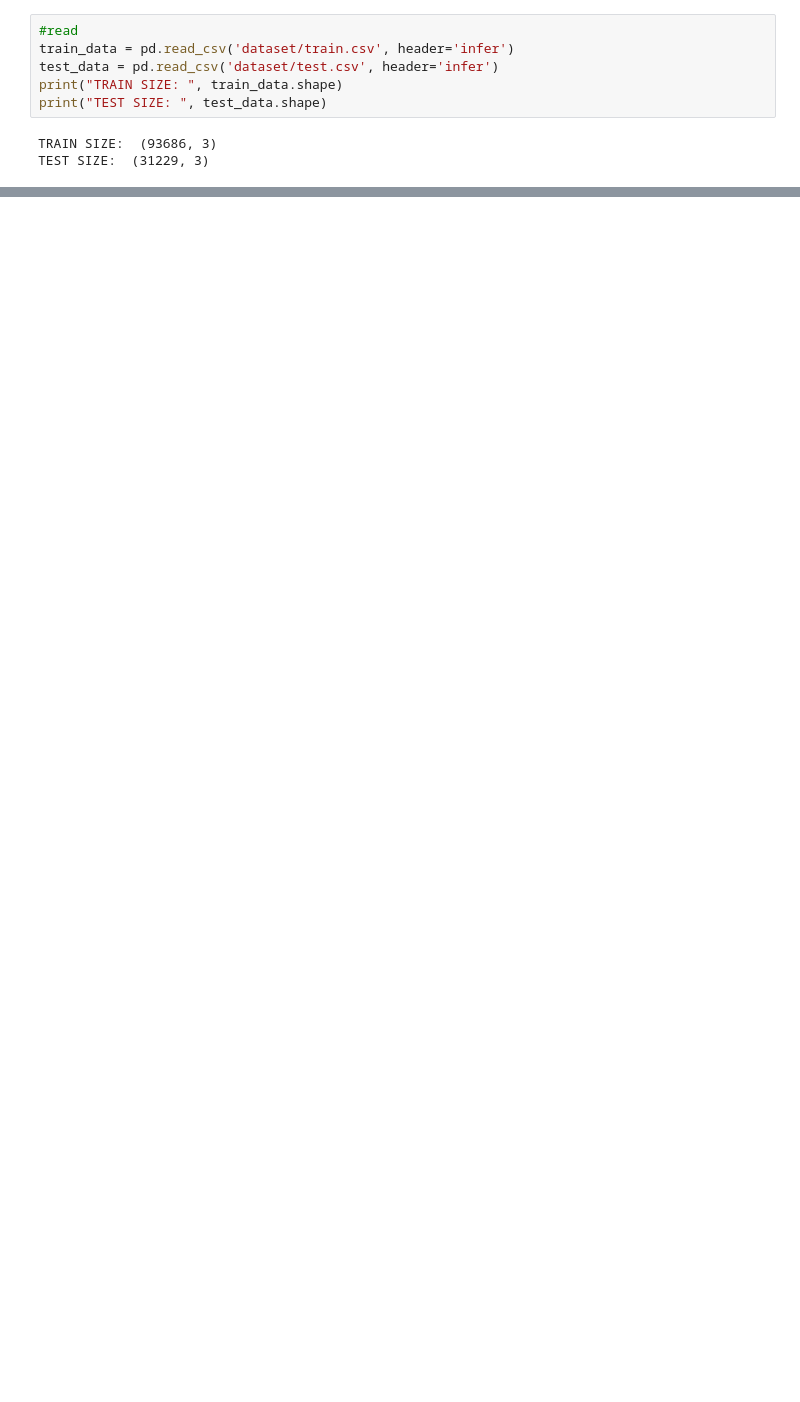
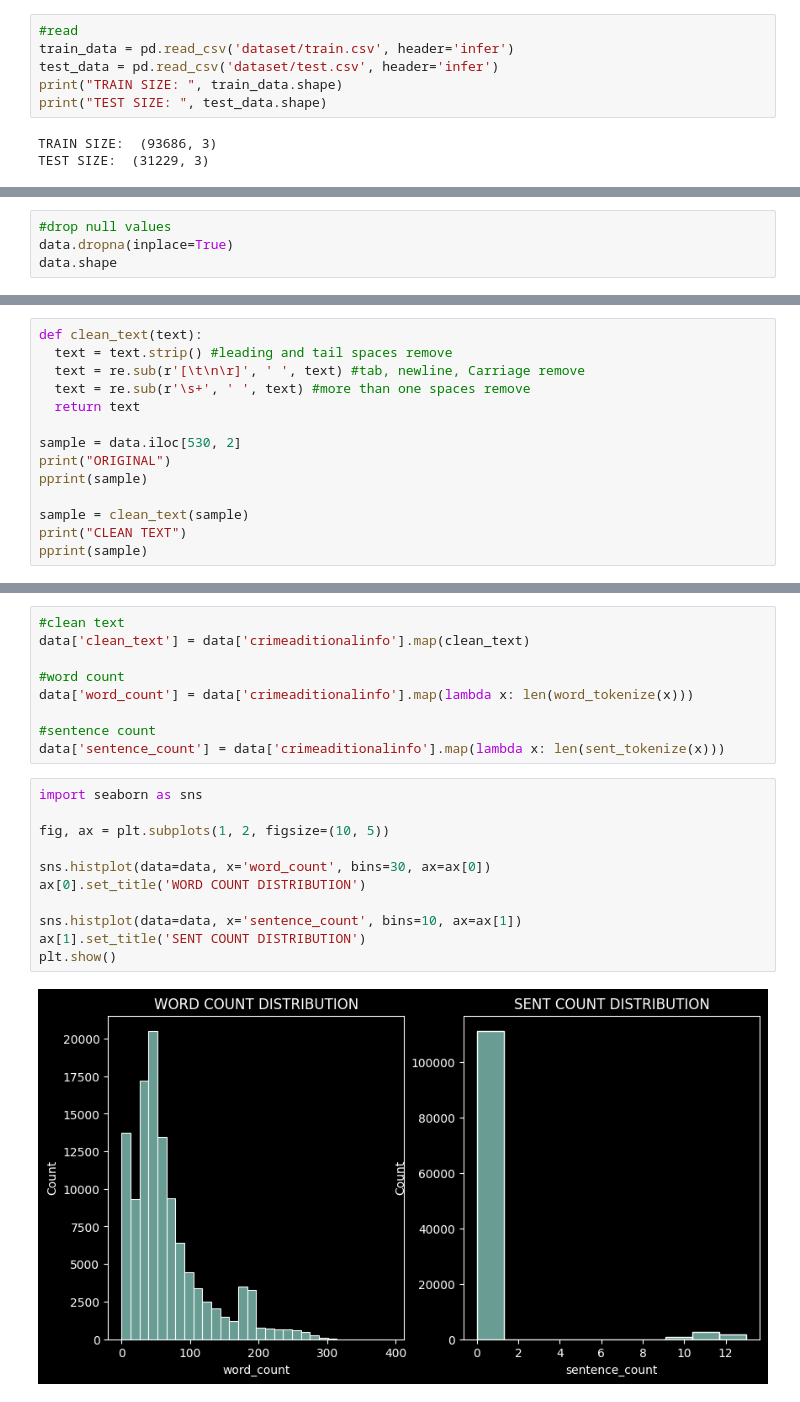
Before and after one commit to BrainsCorp/INDIAai_Hackathon, a Jupyter notebook: INDIAai_EDA.ipynb, the cells around one changed output, grey strips where cells are left out. Cells and saved outputs as stored; diff of their text form; blank space fills up the shorter version.

```diff
--- a/INDIAai_EDA.ipynb
+++ b/INDIAai_EDA.ipynb
@@ -97,0 +207,4 @@ plt.show()
+# %%
+#drop null values
+data.dropna(inplace=True)
+data.shape
@@ -97,0 +213,14 @@ plt.show()
+# %%
+def clean_text(text):
+  text = text.strip() #leading and tail spaces remove
+  text = re.sub(r'[\t\n\r]', ' ', text) #tab, newline, Carriage remove
+  text = re.sub(r'\s+', ' ', text) #more than one spaces remove
+  return text
+
+sample = data.iloc[530, 2]
+print("ORIGINAL")
+pprint(sample)
+
+sample = clean_text(sample)
+print("CLEAN TEXT")
+pprint(sample)
@@ -97,0 +245,22 @@ plt.show()
+# %%
+#clean text
+data['clean_text'] = data['crimeaditionalinfo'].map(clean_text)
+
+#word count
+data['word_count'] = data['crimeaditionalinfo'].map(lambda x: len(word_tokenize(x)))
+
+#sentence count
+data['sentence_count'] = data['crimeaditionalinfo'].map(lambda x: len(sent_tokenize(x)))
+# %%
+import seaborn as sns
+
+fig, ax = plt.subplots(1, 2, figsize=(10, 5))
+
+sns.histplot(data=data, x='word_count', bins=30, ax=ax[0])
+ax[0].set_title('WORD COUNT DISTRIBUTION')
+
+sns.histplot(data=data, x='sentence_count', bins=10, ax=ax[1])
+ax[1].set_title('SENT COUNT DISTRIBUTION')
+plt.show()
+# %% [output]
+[figure, added]
```
Also changed, not shown: parts of 54 cells of this notebook.
